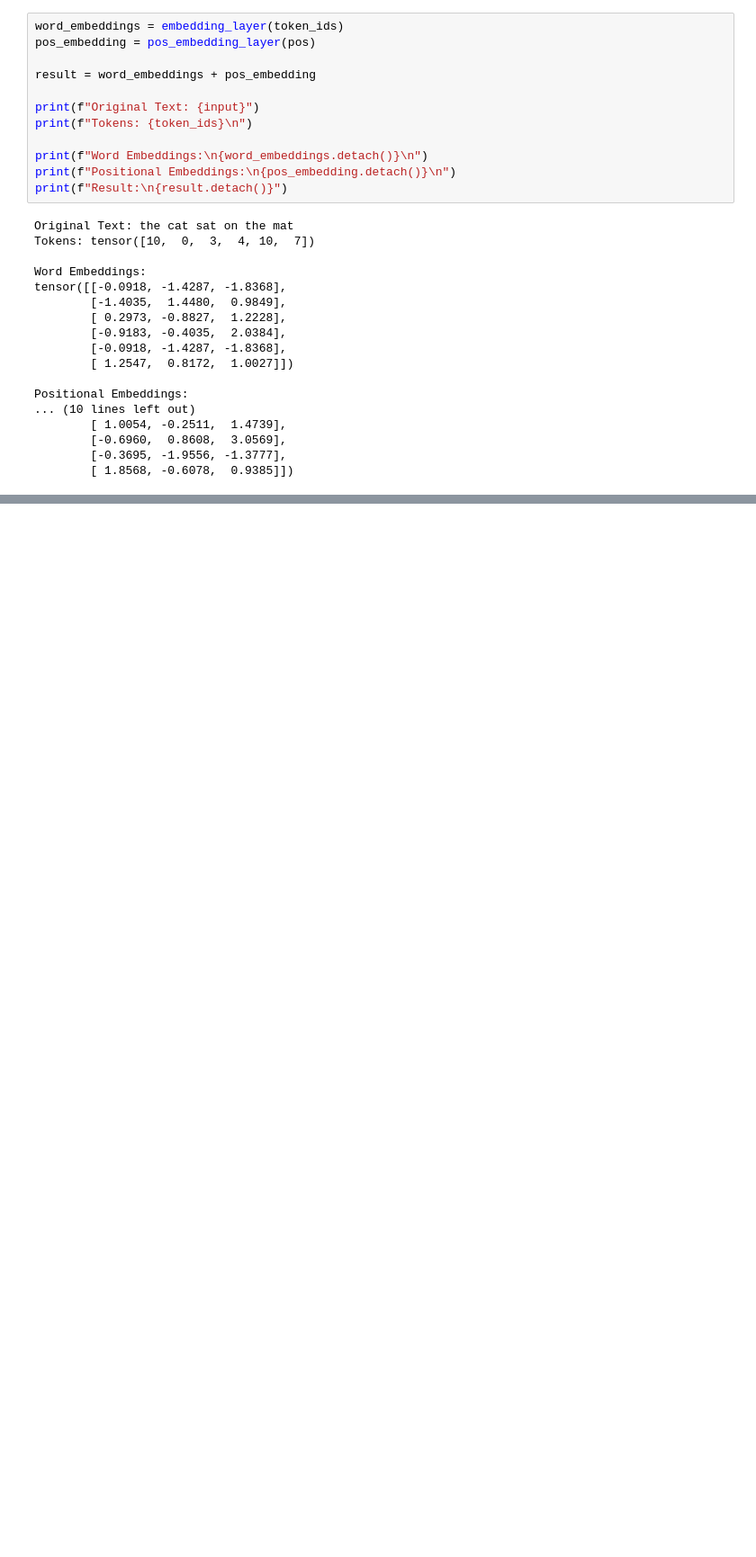
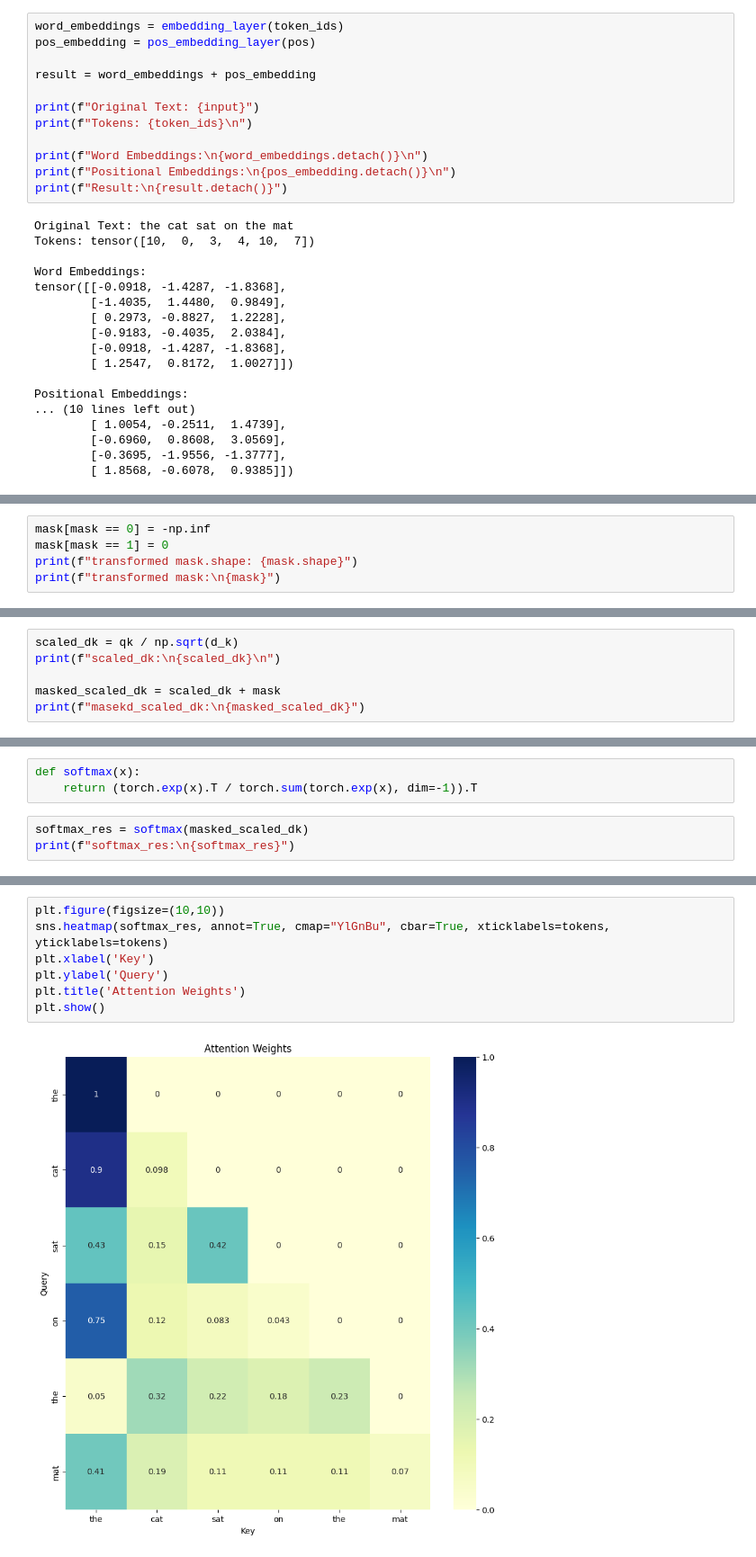
Before and after one commit to JohannesOster/ws23_generative_ai, a Jupyter notebook: lectures/2023.10.19 - Introduction to Transformers/notebook.ipynb, the cells around one changed output, grey strips where cells are left out. Shown at 90% size. Cells and saved outputs as stored; diff of their text form; blank space fills up the shorter version.

Commit message:
Add implementation of examplaratory attention layer

```diff
--- a/lectures/2023.10.19 - Introduction to Transformers/notebook.ipynb
+++ b/lectures/2023.10.19 - Introduction to Transformers/notebook.ipynb
@@ -277,0 +423,5 @@ Positional Embeddings:
+# %%
+mask[mask == 0] = -np.inf
+mask[mask == 1] = 0
+print(f"transformed mask.shape: {mask.shape}")
+print(f"transformed mask:\n{mask}")
@@ -277,0 +437,6 @@ Positional Embeddings:
+# %%
+scaled_dk = qk / np.sqrt(d_k)
+print(f"scaled_dk:\n{scaled_dk}\n")
+
+masked_scaled_dk = scaled_dk + mask
+print(f"masekd_scaled_dk:\n{masked_scaled_dk}")
@@ -277,0 +464,6 @@ Positional Embeddings:
+# %%
+def softmax(x):
+    return (torch.exp(x).T / torch.sum(torch.exp(x), dim=-1)).T
+# %%
+softmax_res = softmax(masked_scaled_dk)
+print(f"softmax_res:\n{softmax_res}")
@@ -277,0 +494,9 @@ Positional Embeddings:
+# %%
+plt.figure(figsize=(10,10))
+sns.heatmap(softmax_res, annot=True, cmap="YlGnBu", cbar=True, xticklabels=tokens, yticklabels=tokens)
+plt.xlabel('Key')
+plt.ylabel('Query')
+plt.title('Attention Weights')
+plt.show()
+# %% [output]
+[figure, added]
```
Also changed, not shown: parts of 33 cells of this notebook.
